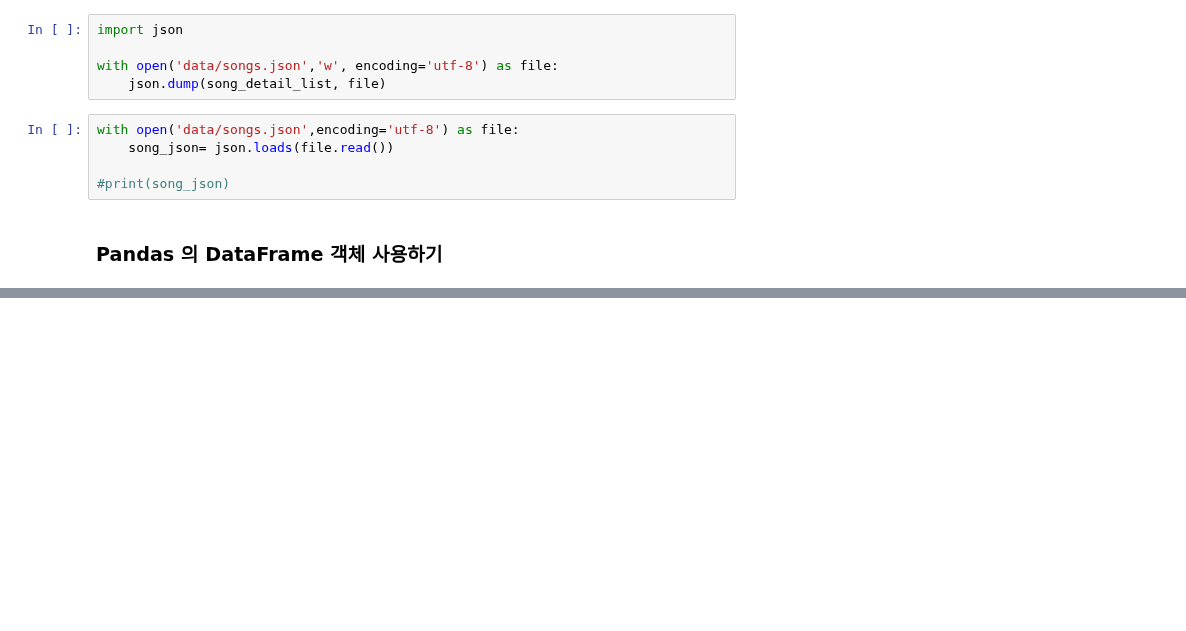
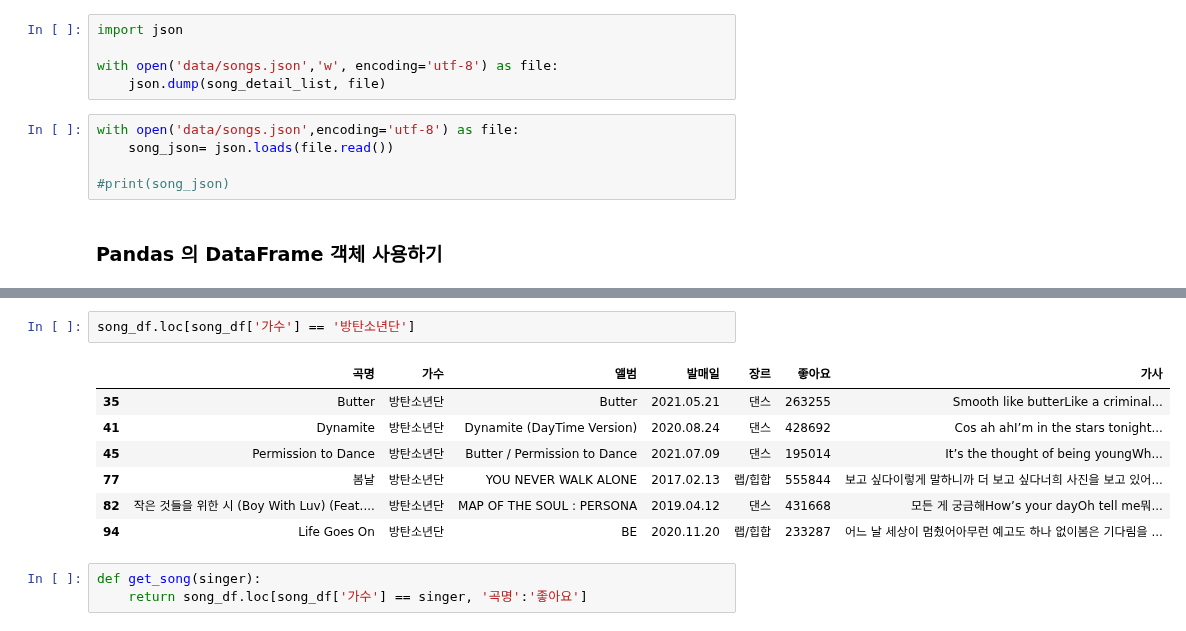
Before and after one commit to TheMatw/python_webscraping, a Jupyter notebook: 05Melon100Chart.ipynb, the cells around one changed output, grey strips where cells are left out. Saved outputs shown, nothing was run; the diff lists cells and outputs as text; blank space fills up the shorter version.

```diff
--- a/05Melon100Chart.ipynb
+++ b/05Melon100Chart.ipynb
@@ -201,0 +318,13 @@ song_df.tail()
+# %%
+song_df.loc[song_df['가수'] == '방탄소년단']
+# %% [output]
+|  | 곡명 | 가수 | 앨범 | 발매일 | 장르 | 좋아요 | 가사 |
+| 35 | Butter | 방탄소년단 | Butter | 2021.05.21 | 댄스 | 263255 | Smooth like butterLike a criminal... |
+| 41 | Dynamite | 방탄소년단 | Dynamite (DayTime Version) | 2020.08.24 | 댄스 | 428692 | Cos ah ahI’m in the stars tonight... |
+| 45 | Permission to Dance | 방탄소년단 | Butter / Permission to Dance | 2021.07.09 | 댄스 | 195014 | It’s the thought of being youngWh... |
+| 77 | 봄날 | 방탄소년단 | YOU NEVER WALK ALONE | 2017.02.13 | 랩/힙합 | 555844 | 보고 싶다이렇게 말하니까 더 보고 싶다너희 사진을 보고 있어... |
+| 82 | 작은 것들을 위한 시 (Boy With Luv) (Feat.... | 방탄소년단 | MAP OF THE SOUL : PERSONA | 2019.04.12 | 댄스 | 431668 | 모든 게 궁금해How’s your dayOh tell me뭐... |
+| 94 | Life Goes On | 방탄소년단 | BE | 2020.11.20 | 랩/힙합 | 233287 | 어느 날 세상이 멈췄어아무런 예고도 하나 없이봄은 기다림을 ... |
+# %%
+def get_song(singer):
+    return song_df.loc[song_df['가수'] == singer, '곡명':'좋아요']
```
Also changed, not shown: parts of 13 cells of this notebook.
